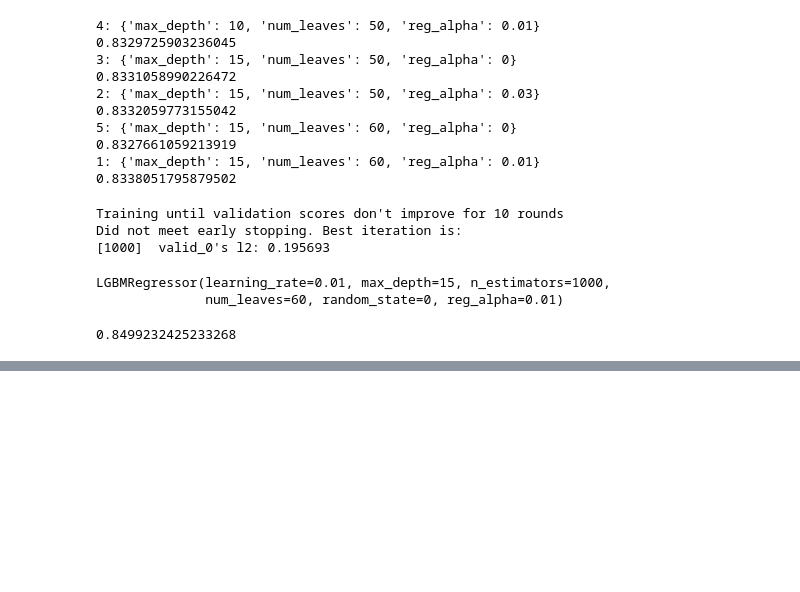
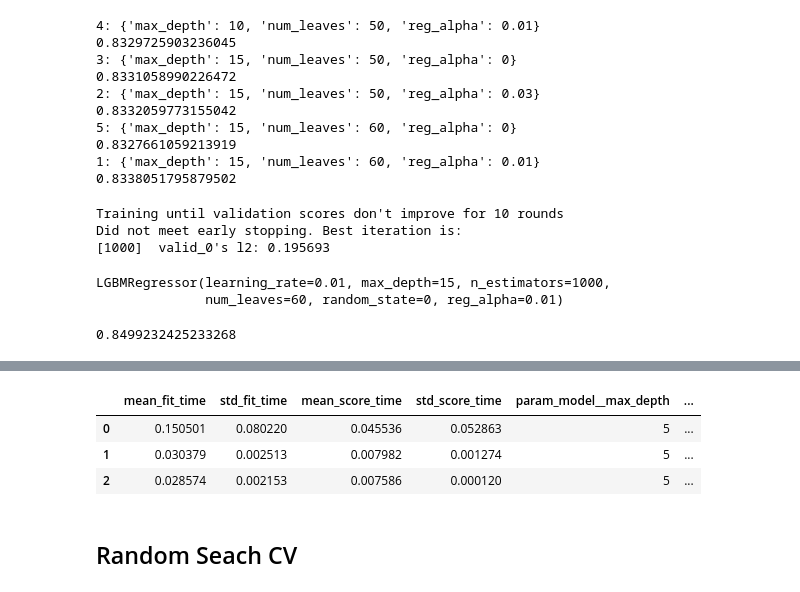
Before and after one commit to keisuke-yoshida4/Machine-Learning, a Jupyter notebook: tuning.ipynb, the cells around one changed output, grey strips where cells are left out. Saved outputs shown, nothing was run; the diff lists cells and outputs as text; code cells hidden in the pictures; blank space fills up the shorter version.

```diff
--- a/tuning.ipynb
+++ b/tuning.ipynb
@@ -111,0 +128,41 @@ lgbmr.score(X_val, y_val)
+# %%
+X = df.drop('species', axis=1)
+y = df['species']
+# %%
+# 欠損値代入、カテゴリカルカラムのエンコーディング
+
+# 欠損値代入
+cat_cols = X.select_dtypes(exclude=np.number).columns.to_list()
+imputer = SimpleImputer(strategy='most_frequent')
+ct = ColumnTransformer([('cat_imputer', imputer, cat_cols)], remainder='passthrough')
+ct.set_output(transform='pandas')
+
+# OHE
+class GetDummies(BaseEstimator, TransformerMixin):
+
+    def __init__(self):
+        self.columns = None
+
+    def fit(self, X, y=None):
+        self.columns = pd.get_dummies(X).columns
+        return self
+
+    def transform(self, X):
+        X_new = pd.get_dummies(X)
+        return X_new.reindex(columns=self.columns, fill_value=0)
+
+# モデル
+lgbmc = lgb.LGBMClassifier(random_state=0)
+
+# pipeline
+pipeline = Pipeline([('impute', ct), ('dummy', GetDummies()), ('model', lgbmc)])
+
+# cv
+cv = KFold(n_splits=3, random_state=0, shuffle=True)
+
+# grid serch
+param_grid = {'model__num_leaves': [10, 20, 30, 40, 50, 60],
+              'model__max_depth': [5, 10, 15],
+              'model__reg_alpha': [0, 0.01, 0.03]}
+gs = GridSearchCV(pipeline, param_grid=param_grid, cv=cv)
+gs.fit(X, y)
@@ -111,0 +183,10 @@ lgbmr.score(X_val, y_val)
+# %%
+cv_results_df = pd.DataFrame(gs.cv_results_)
+cv_results_df.head(3)
+# %% [output]
+|  | mean_fit_time | std_fit_time | mean_score_time | std_score_time | param_model__max_depth | ... |
+| 0 | 0.150501 | 0.080220 | 0.045536 | 0.052863 | 5 | ... |
+| 1 | 0.030379 | 0.002513 | 0.007982 | 0.001274 | 5 | ... |
+| 2 | 0.028574 | 0.002153 | 0.007586 | 0.000120 | 5 | ... |
+# %% [markdown]
+## Random Seach CV
```
Also changed, not shown: parts of 11 cells of this notebook, 7 other files.
